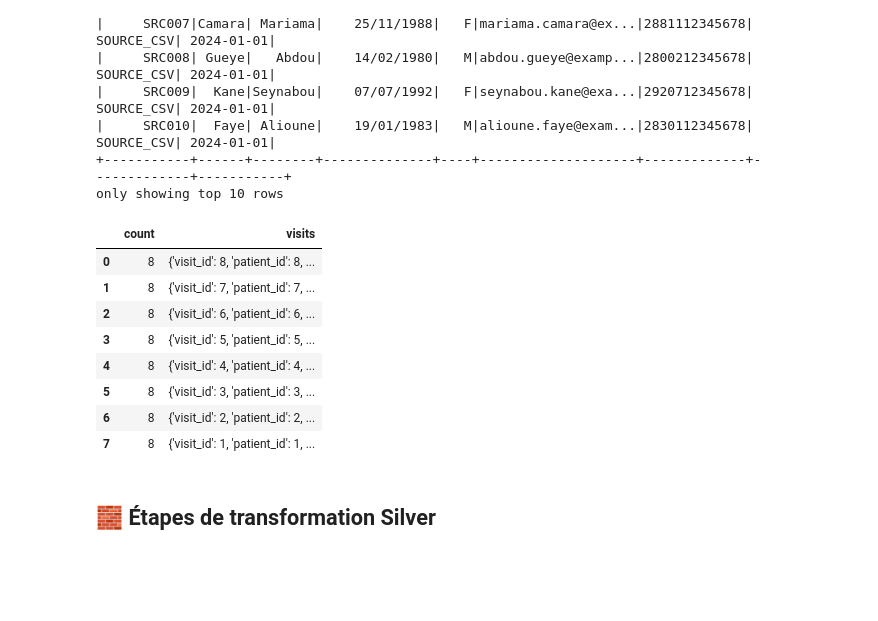
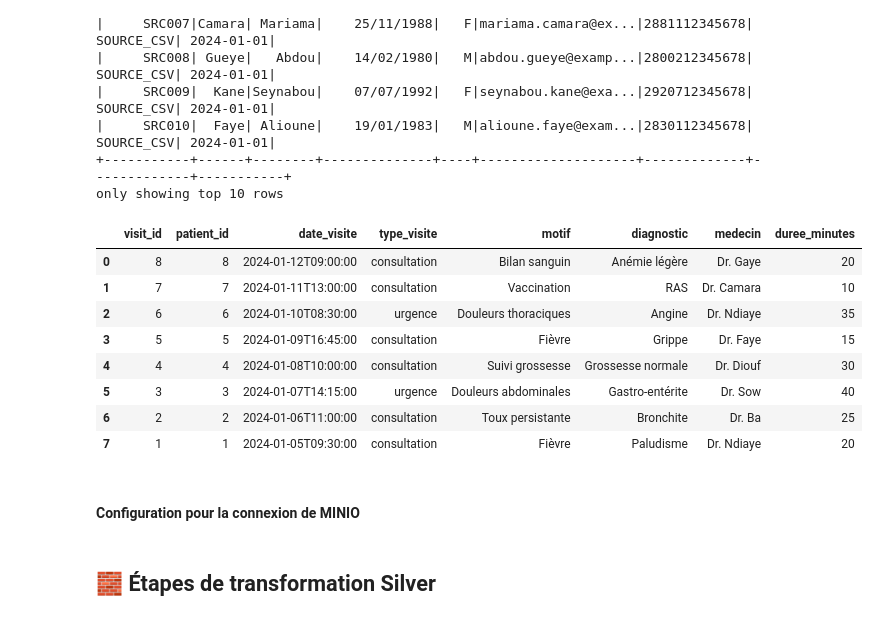
Before and after one commit to ibniyamine/DATA_PLATFORM, a Jupyter notebook: notebooks/ingest_bronze.ipynb, the cells around one changed output. Drawn from its saved outputs; the diff is of its cells as text; code cells hidden in the pictures; blank space fills up the shorter version.

```diff
--- a/notebooks/ingest_bronze.ipynb
+++ b/notebooks/ingest_bronze.ipynb
@@ -64,30 +64,34 @@ only showing top 10 rows
 # %%
 import requests
 import pandas as pd
 
-# URL de l'API (depuis le conteneur Spark, utilise le nom du service Docker)
-url = "http://api-medical:8000/visits"  # ← adapte ce endpoint selon ton API
+url = "http://api-medical:8000/visits"
 
-# Requête GET
 response = requests.get(url)
 
-# Vérifie la réponse
 if response.status_code == 200:
+
     data = response.json()
-    df_api = pd.DataFrame(data)
+
+    # EXTRAIRE la liste visits
+    df_api = pd.DataFrame(data["visits"])
+
     display(df_api)
+
 else:
     print(f"Erreur {response.status_code} : {response.text}")
 # %% [output]
-|  | count | visits |
-| 0 | 8 | {'visit_id': 8, 'patient_id': 8, ... |
-| 1 | 8 | {'visit_id': 7, 'patient_id': 7, ... |
-| 2 | 8 | {'visit_id': 6, 'patient_id': 6, ... |
-| 3 | 8 | {'visit_id': 5, 'patient_id': 5, ... |
-| 4 | 8 | {'visit_id': 4, 'patient_id': 4, ... |
-| 5 | 8 | {'visit_id': 3, 'patient_id': 3, ... |
-| 6 | 8 | {'visit_id': 2, 'patient_id': 2, ... |
-| 7 | 8 | {'visit_id': 1, 'patient_id': 1, ... |
+|  | visit_id | patient_id | date_visite | type_visite | motif | diagnostic | medecin | duree_minutes |
+| 0 | 8 | 8 | 2024-01-12T09:00:00 | consultation | Bilan sanguin | Anémie légère | Dr. Gaye | 20 |
+| 1 | 7 | 7 | 2024-01-11T13:00:00 | consultation | Vaccination | RAS | Dr. Camara | 10 |
+| 2 | 6 | 6 | 2024-01-10T08:30:00 | urgence | Douleurs thoraciques | Angine | Dr. Ndiaye | 35 |
+| 3 | 5 | 5 | 2024-01-09T16:45:00 | consultation | Fièvre | Grippe | Dr. Faye | 15 |
+| 4 | 4 | 4 | 2024-01-08T10:00:00 | consultation | Suivi grossesse | Grossesse normale | Dr. Diouf | 30 |
+| 5 | 3 | 3 | 2024-01-07T14:15:00 | urgence | Douleurs abdominales | Gastro-entérite | Dr. Sow | 40 |
+| 6 | 2 | 2 | 2024-01-06T11:00:00 | consultation | Toux persistante | Bronchite | Dr. Ba | 25 |
+| 7 | 1 | 1 | 2024-01-05T09:30:00 | consultation | Fièvre | Paludisme | Dr. Ndiaye | 20 |
+# %% [markdown]
+#### Configuration pour la connexion de MINIO
 # %%
 hadoop_conf = spark._jsc.hadoopConfiguration()
 hadoop_conf.set("fs.s3a.endpoint", "http://medical-minio:9000")
```
Also changed, not shown: parts of 43 cells of this notebook, 1 other file.
